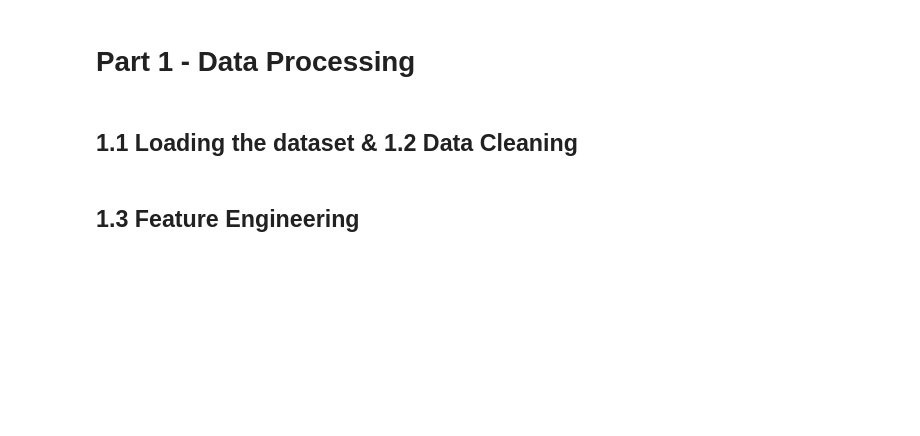
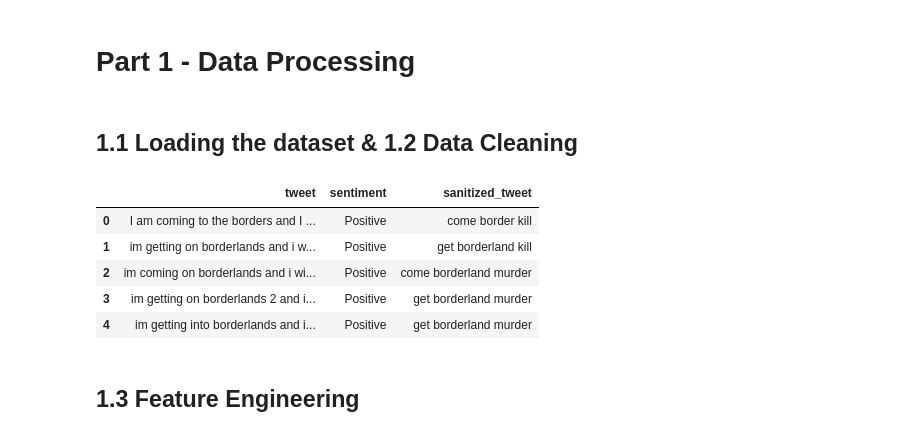
Before and after one commit to mramsundar/IITM-Graded-Projects, a Jupyter notebook: Week 31/tweet_anaysis.ipynb, the cells around one changed output. Cells and saved outputs as stored; diff of their text form; code cells hidden in the pictures; blank space fills up the shorter version.

```diff
--- a/Week 31/tweet_anaysis.ipynb
+++ b/Week 31/tweet_anaysis.ipynb
@@ -45,48 +59,65 @@ tqdm.pandas()
 # %%
 
 def load_and_setup_data() -> pd.DataFrame:
     df = pd.read_csv("twitter_training.csv")
     # First column appers to be some sort file or sequence number and the second appears to be the source
     # Those two columns do not have any impact on sentiment analysis
     # Take the last two columns
     df = df.iloc[:, -2:]
     # Swap columns 1 and 2
     df = df[[df.columns[1], df.columns[0]]]
     # Setup column names
     df.columns = ["tweet", "sentiment"]
     # Remove empty rows
     df = df.dropna()
+    # Remove where sentiment is "Irrelevant"
+    df = df[df["sentiment"] != "Irrelevant"]
     # Remove diuplicate rows
     df = df.drop_duplicates()
     # Look for tweets where the same tweet is classified as a different sentiment
     # Take the first occurence - this will get us clean data and will not mislead the classifier later during training
     df = df.drop_duplicates(subset=["tweet"], keep="first")
     return df
 
 df = load_and_setup_data()
 
 
 # Just keep the essentials, remove named entities, parsing and sentence segmentation for speed
 nlp = spacy.load("en_core_web_sm", disable=["ner", "parser", "senter"])
 
 
-def clean_and_pre_process(text: str) -> str:
-    # Remove URLs
-    text = re.sub(r"http\S+|www\S+|https\S+", "", text, flags=re.MULTILINE)
-    # Remove user @ references and '#' from hashtags
-    text = re.sub(r"\@\w+|\#", "", text)
-    # Remove special characters and numbers (keep only letters)
-    text = re.sub(r"[^a-zA-Z\s]", "", text)
-    # Convert to lowercase
-    text = text.lower()
-    # Tokenization, Stop Word Removal, and Lemmatization via spaCy
-    doc = nlp(text)
-    # Filter out stop words and punctuation, then take the lemma
-    cleaned_tokens = [token.lemma_ for token in doc if not token.is_stop and not token.is_punct]
-    # Join back into a string
-    return " ".join(cleaned_tokens)
+def clean_and_pre_process(texts: list[str]) -> list[str]:
+    url_pattern = re.compile(r"http\S+|www\S+|https\S+")
+    twitter_handle_pattern = re.compile(r"\@\w+|\#")
+    non_alpha_pattern = re.compile(r"[^a-zA-Z\s]")
 
-df["sanitized_tweet"] = df["tweet"].progress_apply(clean_and_pre_process)
+    cleaned_texts: list[str] = []
+    for text in texts:
+        text = url_pattern.sub("", text)
+        text = twitter_handle_pattern.sub("", text)
+        text = non_alpha_pattern.sub("", text)
+        cleaned_texts.append(text.strip().lower())
+
+    docs = nlp.pipe(cleaned_texts, batch_size=2000, n_process=-1)
+
+    final_texts: list[str] = []
+    for doc in tqdm(docs, total=len(cleaned_texts)):
+        # This is a key line - we are lemmatizing, removing stop words, punctuation and single character tokens
+        tokens = [token.lemma_ for token in doc if not token.is_stop and not token.is_punct and len(token.lemma_) > 1]
+        final_texts.append(" ".join(tokens))
+
+    return final_texts
+
+
+df["sanitized_tweet"] = clean_and_pre_process(df["tweet"].tolist())
+df.head()
+# %% [output]
+|  | tweet | sentiment | sanitized_tweet |
+| 0 | I am coming to the borders and I ... | Positive | come border kill |
+| 1 | im getting on borderlands and i w... | Positive | get borderland kill |
+| 2 | im coming on borderlands and i wi... | Positive | come borderland murder |
+| 3 | im getting on borderlands 2 and i... | Positive | get borderland murder |
+| 4 | im getting into borderlands and i... | Positive | get borderland murder |
 # %% [markdown]
 ## 1.3 Feature Engineering
 # %%
```
Also changed, not shown: parts of 12 cells of this notebook, 3 other files.
